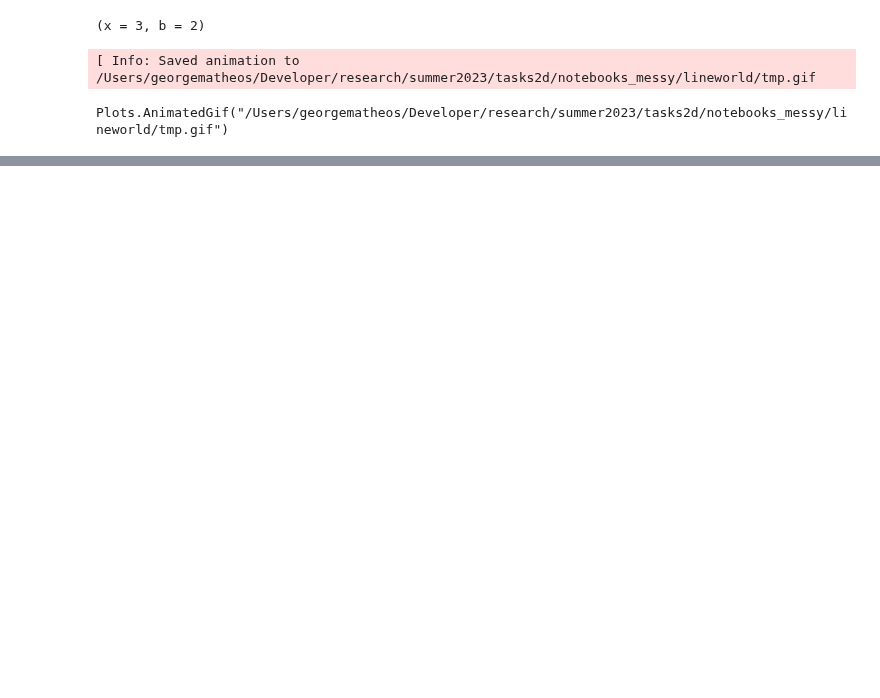
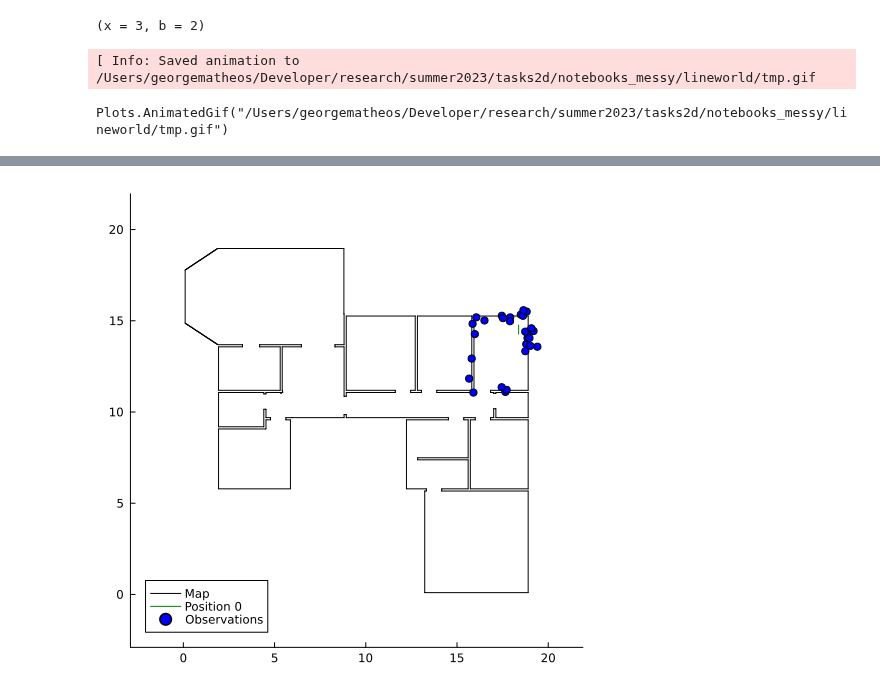
Before and after one commit to probcomp/tasks2D, a Jupyter notebook: notebooks_messy/lineworld/03_pomdp.ipynb, the cells around one changed output, grey strips where cells are left out. Cells and saved outputs as stored; diff of their text form; code cells hidden in the pictures; blank space fills up the shorter version.

```diff
--- a/notebooks_messy/lineworld/03_pomdp.ipynb
+++ b/notebooks_messy/lineworld/03_pomdp.ipynb
@@ -435,0 +432,4 @@ When there is no non-addressed randomness, this simplifies to the log probabilit
+# %%
+mypl
+# %% [output]
+[figure, added]
```
Also changed, not shown: parts of 32 cells of this notebook, 10 other files.
